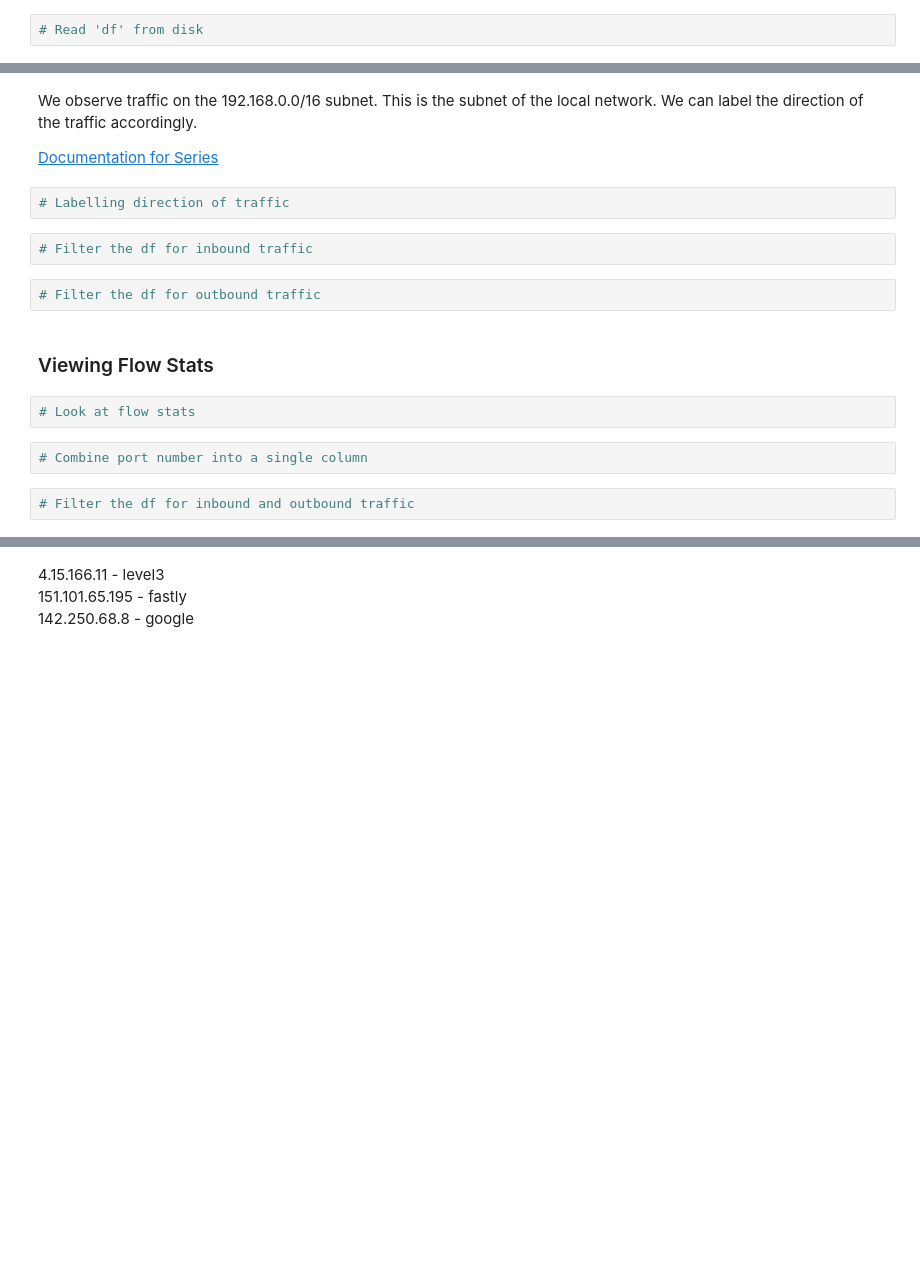
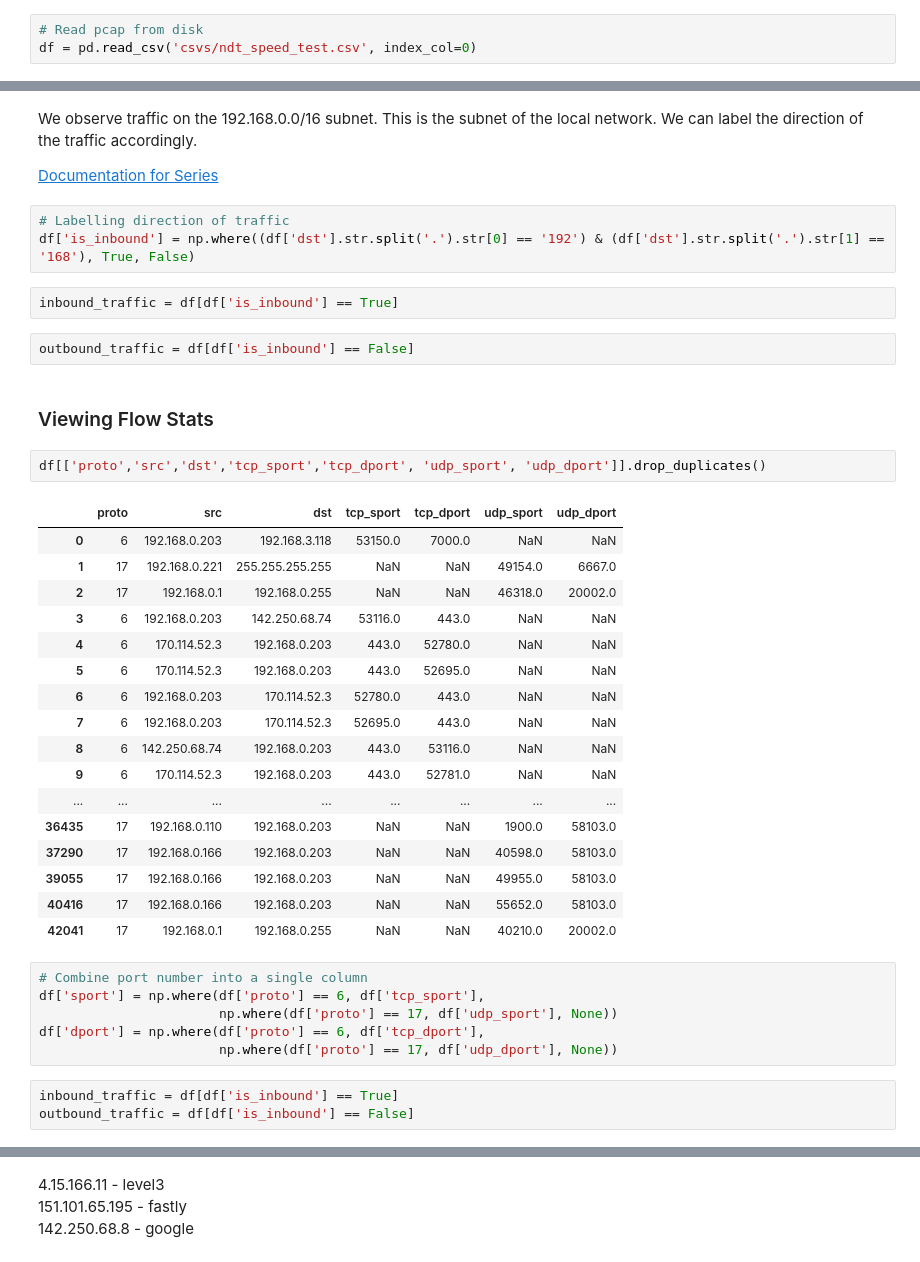
Before and after one commit to andrew200356/cs190n, a Jupyter notebook: discussions/week3/analyzing_speed_test.ipynb, the cells around one changed output, grey strips where cells are left out. Saved outputs shown, nothing was run; the diff lists cells and outputs as text; blank space fills up the shorter version.

```diff
--- a/discussions/week3/analyzing_speed_test.ipynb
+++ b/discussions/week3/analyzing_speed_test.ipynb
@@ -29,4 +34,5 @@ print(pcap)
 # %%
-# Read 'df' from disk
+# Read pcap from disk
+df = pd.read_csv('csvs/ndt_speed_test.csv', index_col=0)
 # %%
 print(df.columns.values)
@@ -44,16 +76,40 @@ We observe traffic on the 192.168.0.0/16 subnet. This is the subnet of the local
 [Documentation for Series](https://pandas.pydata.org/docs/reference/api/pandas.Series.html)
 # %%
 # Labelling direction of traffic
+df['is_inbound'] = np.where((df['dst'].str.split('.').str[0] == '192') & (df['dst'].str.split('.').str[1] == '168'), True, False)
 # %%
-# Filter the df for inbound traffic
+inbound_traffic = df[df['is_inbound'] == True]
 # %%
-# Filter the df for outbound traffic
+outbound_traffic = df[df['is_inbound'] == False]
 # %% [markdown]
 ### Viewing Flow Stats
 # %%
-# Look at flow stats
+df[['proto','src','dst','tcp_sport','tcp_dport', 'udp_sport', 'udp_dport']].drop_duplicates()
+# %% [output]
+|  | proto | src | dst | tcp_sport | tcp_dport | udp_sport | udp_dport |
+| 0 | 6 | 192.168.0.203 | 192.168.3.118 | 53150.0 | 7000.0 | NaN | NaN |
+| 1 | 17 | 192.168.0.221 | 255.255.255.255 | NaN | NaN | 49154.0 | 6667.0 |
+| 2 | 17 | 192.168.0.1 | 192.168.0.255 | NaN | NaN | 46318.0 | 20002.0 |
+| 3 | 6 | 192.168.0.203 | 142.250.68.74 | 53116.0 | 443.0 | NaN | NaN |
+| 4 | 6 | 170.114.52.3 | 192.168.0.203 | 443.0 | 52780.0 | NaN | NaN |
+| 5 | 6 | 170.114.52.3 | 192.168.0.203 | 443.0 | 52695.0 | NaN | NaN |
+| 6 | 6 | 192.168.0.203 | 170.114.52.3 | 52780.0 | 443.0 | NaN | NaN |
+| 7 | 6 | 192.168.0.203 | 170.114.52.3 | 52695.0 | 443.0 | NaN | NaN |
+| 8 | 6 | 142.250.68.74 | 192.168.0.203 | 443.0 | 53116.0 | NaN | NaN |
+| 9 | 6 | 170.114.52.3 | 192.168.0.203 | 443.0 | 52781.0 | NaN | NaN |
+| ... | ... | ... | ... | ... | ... | ... | ... |
+| 36435 | 17 | 192.168.0.110 | 192.168.0.203 | NaN | NaN | 1900.0 | 58103.0 |
+| 37290 | 17 | 192.168.0.166 | 192.168.0.203 | NaN | NaN | 40598.0 | 58103.0 |
+| 39055 | 17 | 192.168.0.166 | 192.168.0.203 | NaN | NaN | 49955.0 | 58103.0 |
+| 40416 | 17 | 192.168.0.166 | 192.168.0.203 | NaN | NaN | 55652.0 | 58103.0 |
+| 42041 | 17 | 192.168.0.1 | 192.168.0.255 | NaN | NaN | 40210.0 | 20002.0 |
 # %%
 # Combine port number into a single column
+df['sport'] = np.where(df['proto'] == 6, df['tcp_sport'],
+                       np.where(df['proto'] == 17, df['udp_sport'], None))
+df['dport'] = np.where(df['proto'] == 6, df['tcp_dport'],
+                       np.where(df['proto'] == 17, df['udp_dport'], None))
 # %%
-# Filter the df for inbound and outbound traffic
+inbound_traffic = df[df['is_inbound'] == True]
+outbound_traffic = df[df['is_inbound'] == False]
 # %%
```
Also changed, not shown: parts of 18 cells of this notebook, 2 other files.
